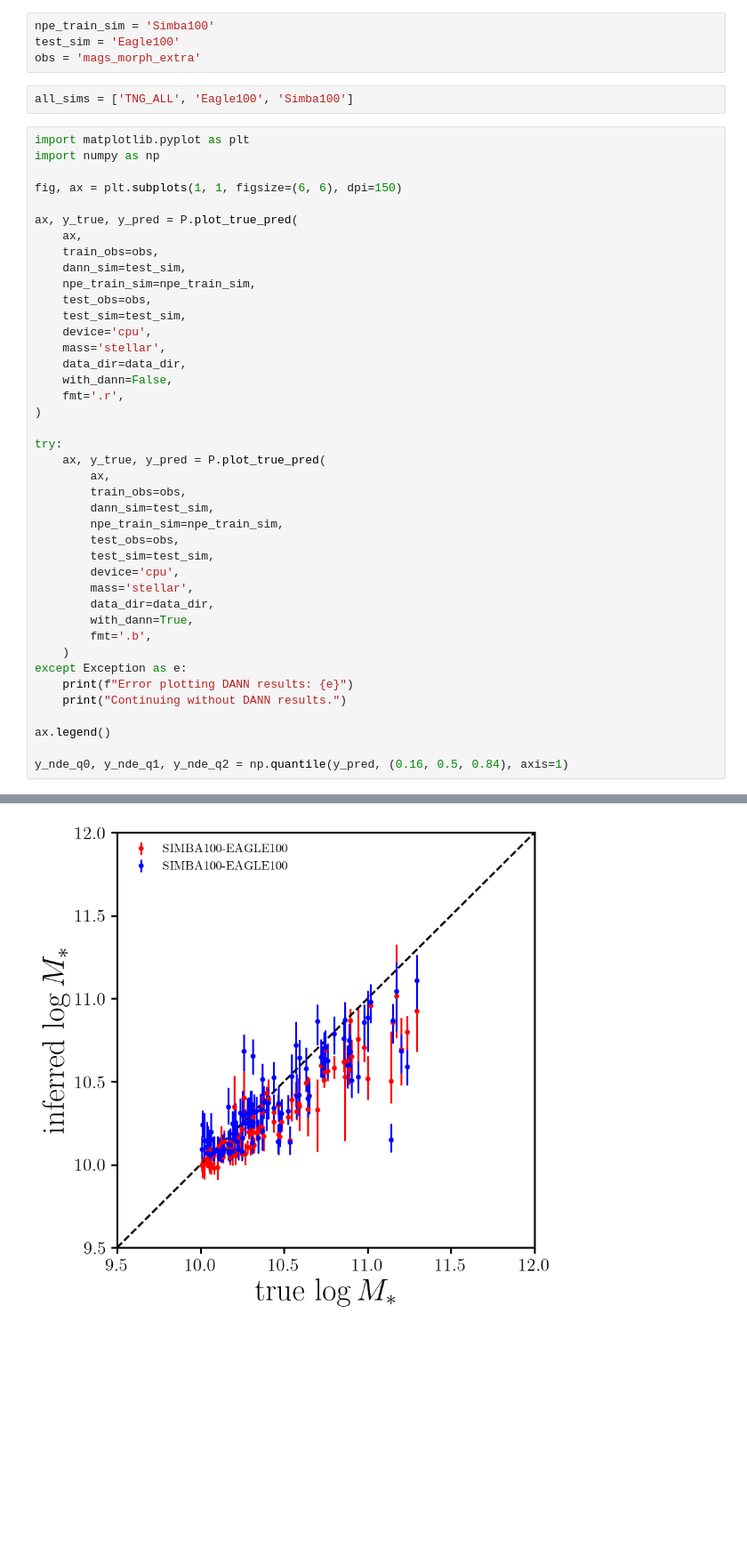
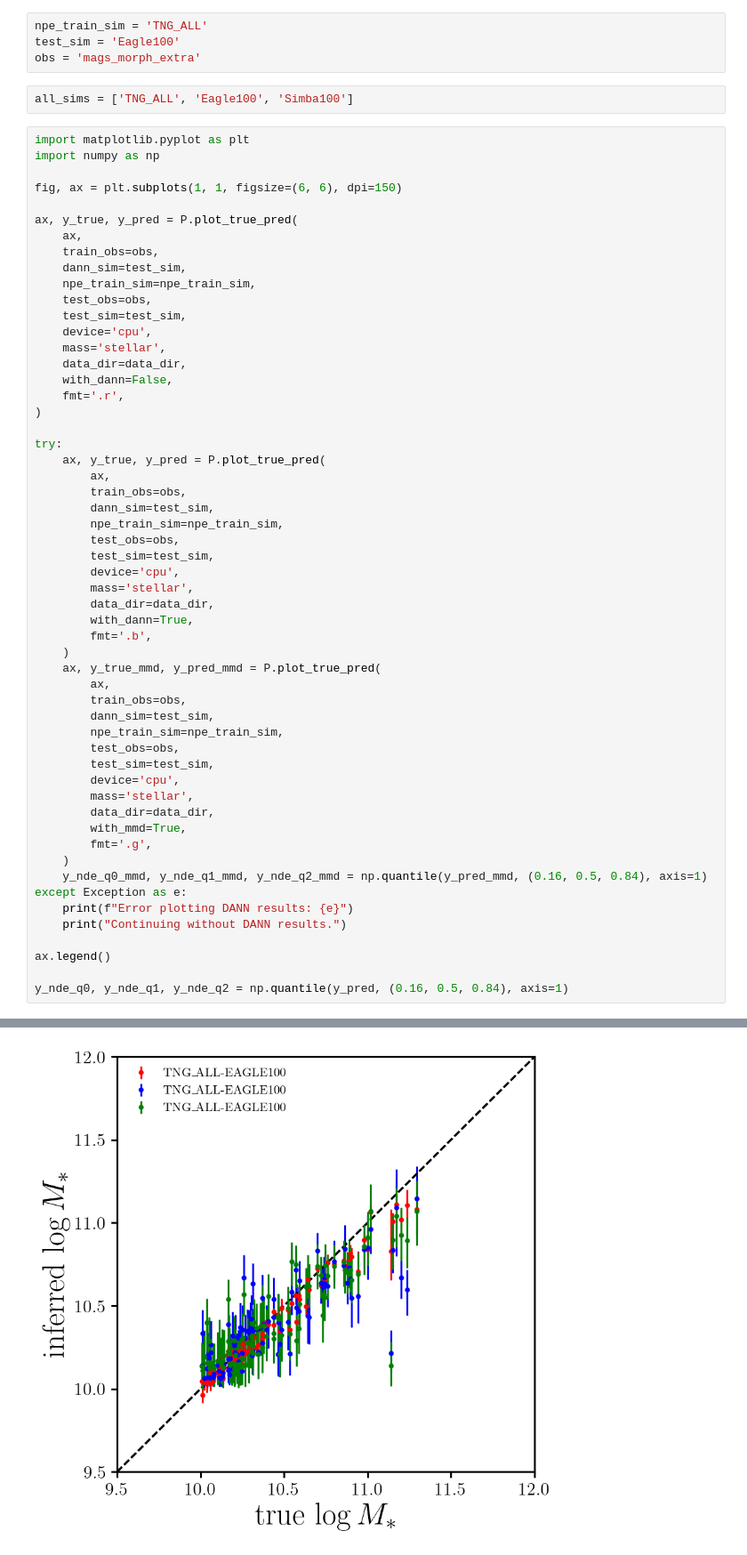
Before and after one commit to galactic-ai/haloflow, a Jupyter notebook: bin/dann/quantitative_estm.ipynb, the cells around one changed output, grey strips where cells are left out. Shown at 89% size. Saved outputs shown, nothing was run; the diff lists cells and outputs as text; blank space fills up the shorter version.

Commit message:
new scatter plots

```diff
--- a/bin/dann/quantitative_estm.ipynb
+++ b/bin/dann/quantitative_estm.ipynb
@@ -5,7 +5,7 @@ from haloflow import config as C
 dat_dir = C.get_dat_dir()
 data_dir = dat_dir + 'hf2/npe/'
 # %%
-npe_train_sim = 'Simba100'
+npe_train_sim = 'TNG_ALL'
 test_sim = 'Eagle100'
 obs = 'mags_morph_extra'
 # %%
@@ -44,6 +44,20 @@ try:
         with_dann=True,
         fmt='.b',
     )
+    ax, y_true_mmd, y_pred_mmd = P.plot_true_pred(
+        ax,
+        train_obs=obs,
+        dann_sim=test_sim,
+        npe_train_sim=npe_train_sim,
+        test_obs=obs,
+        test_sim=test_sim,
+        device='cpu',
+        mass='stellar',
+        data_dir=data_dir,
+        with_mmd=True,
+        fmt='.g',
+    )
+    y_nde_q0_mmd, y_nde_q1_mmd, y_nde_q2_mmd = np.quantile(y_pred_mmd, (0.16, 0.5, 0.84), axis=1)
 except Exception as e:
     print(f"Error plotting DANN results: {e}")
     print("Continuing without DANN results.")
@@ -59,4 +75,4 @@ y_nde_q0, y_nde_q1, y_nde_q2 = np.quantile(y_pred, (0.16, 0.5, 0.84), axis=1)
-[figure, old version]
+[figure, new version]
 # %%
 plt.rcParams['axes.labelsize'] = 16
 
```
Also changed, not shown: parts of 2 cells of this notebook.
